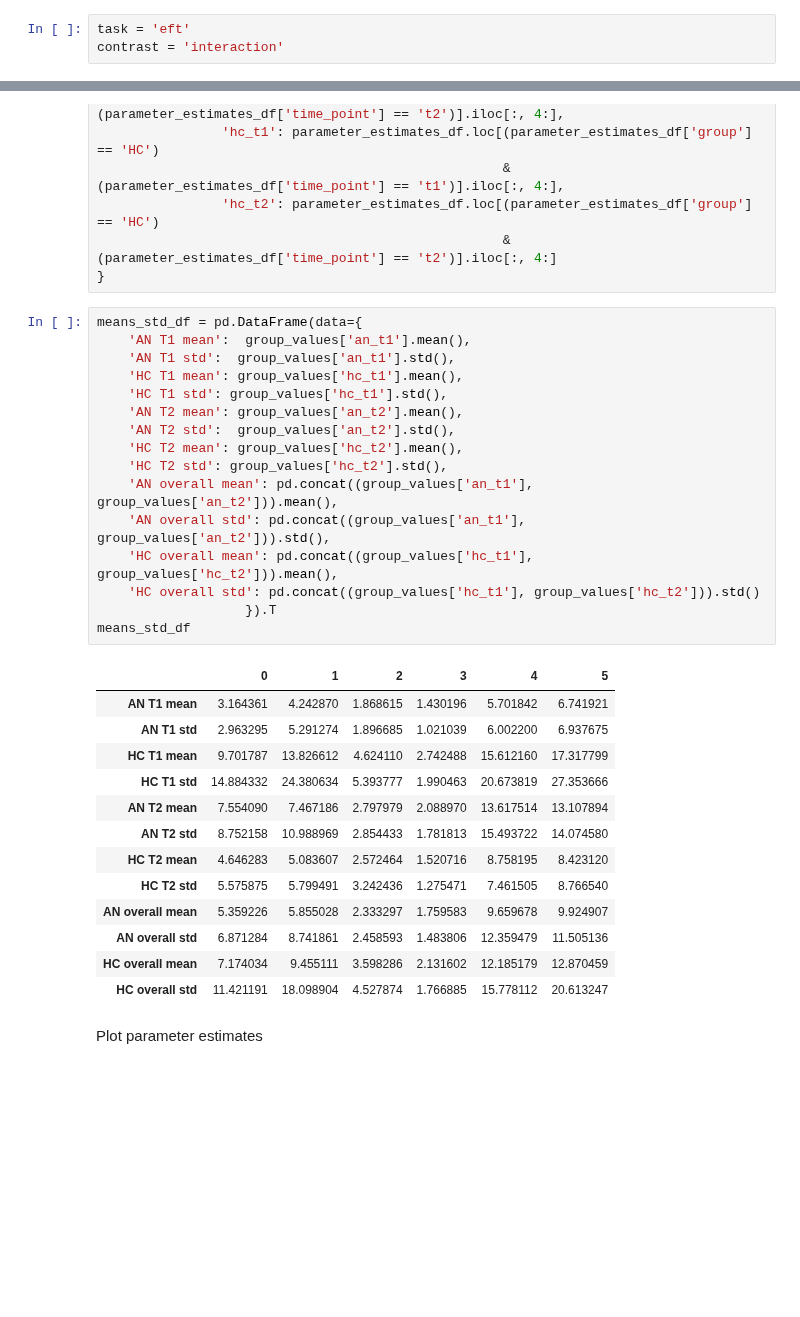
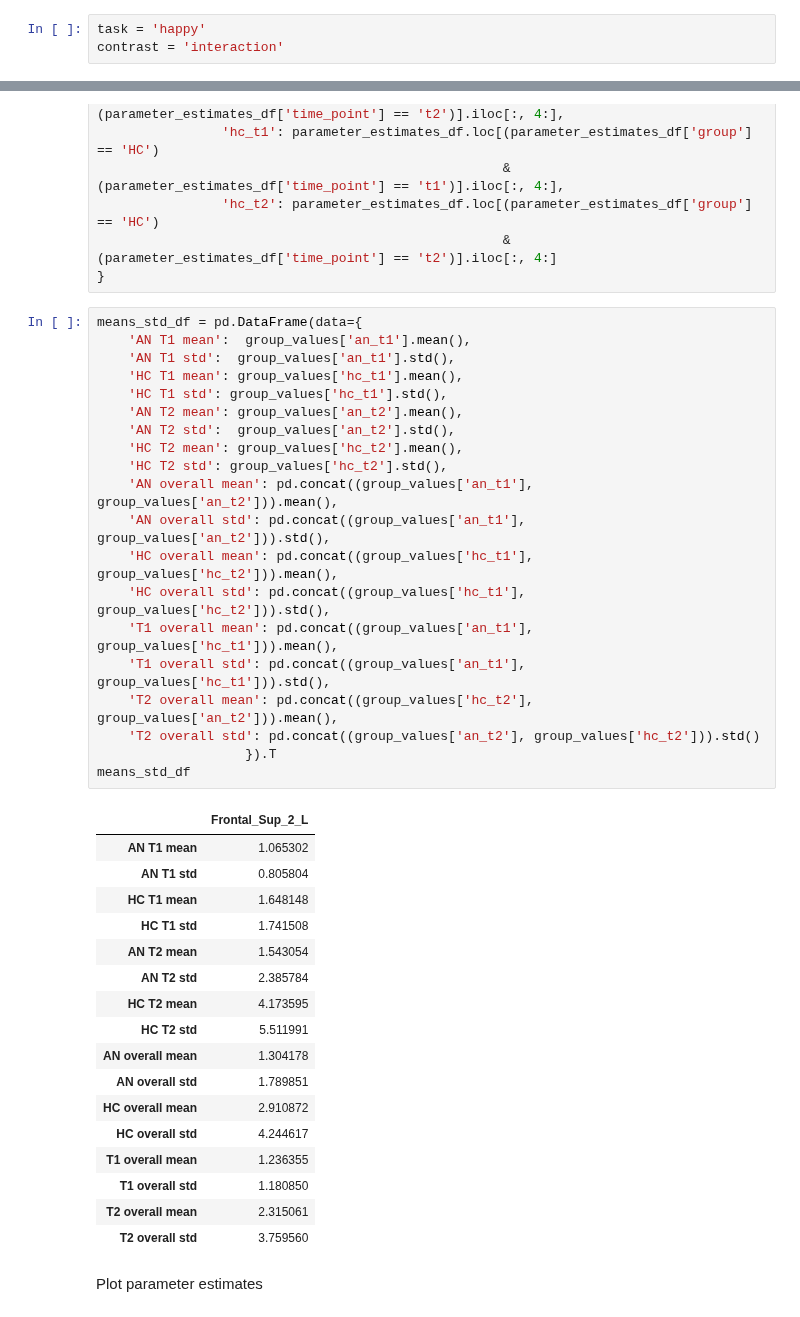
Before and after one commit to WMDA/socio-emotion-cognition, a Jupyter notebook: task_fmri/results/2ndlevel/cluster_analysis.ipynb, the cells around one changed output, grey strips where cells are left out. Cells and saved outputs as stored; diff of their text form; blank space fills up the shorter version.

```diff
--- a/task_fmri/results/2ndlevel/cluster_analysis.ipynb
+++ b/task_fmri/results/2ndlevel/cluster_analysis.ipynb
@@ -14,7 +14,7 @@ import statsmodels.formula.api as smf
 # %% [markdown]
 Change task and contrast to examine clusters
 # %%
-task = 'eft'
+task = 'happy'
 contrast = 'interaction'
 # %% [markdown]
 Read in images and get parameter estimates
@@ -41,33 +41,41 @@ group_values = {
 # %%
 means_std_df = pd.DataFrame(data={
     'AN T1 mean':  group_values['an_t1'].mean(),
     'AN T1 std':  group_values['an_t1'].std(),
     'HC T1 mean': group_values['hc_t1'].mean(),
     'HC T1 std': group_values['hc_t1'].std(),
     'AN T2 mean': group_values['an_t2'].mean(),
     'AN T2 std':  group_values['an_t2'].std(),
     'HC T2 mean': group_values['hc_t2'].mean(),
     'HC T2 std': group_values['hc_t2'].std(),
     'AN overall mean': pd.concat((group_values['an_t1'], group_values['an_t2'])).mean(),
     'AN overall std': pd.concat((group_values['an_t1'], group_values['an_t2'])).std(),
     'HC overall mean': pd.concat((group_values['hc_t1'], group_values['hc_t2'])).mean(),
-    'HC overall std': pd.concat((group_values['hc_t1'], group_values['hc_t2'])).std()
+    'HC overall std': pd.concat((group_values['hc_t1'], group_values['hc_t2'])).std(),
+    'T1 overall mean': pd.concat((group_values['an_t1'], group_values['hc_t1'])).mean(),
+    'T1 overall std': pd.concat((group_values['an_t1'], group_values['hc_t1'])).std(),
+    'T2 overall mean': pd.concat((group_values['hc_t2'], group_values['an_t2'])).mean(),
+    'T2 overall std': pd.concat((group_values['an_t2'], group_values['hc_t2'])).std()
                    }).T
 means_std_df
 # %% [output]
-|  | 0 | 1 | 2 | 3 | 4 | 5 |
-| AN T1 mean | 3.164361 | 4.242870 | 1.868615 | 1.430196 | 5.701842 | 6.741921 |
-| AN T1 std | 2.963295 | 5.291274 | 1.896685 | 1.021039 | 6.002200 | 6.937675 |
-| HC T1 mean | 9.701787 | 13.826612 | 4.624110 | 2.742488 | 15.612160 | 17.317799 |
-| HC T1 std | 14.884332 | 24.380634 | 5.393777 | 1.990463 | 20.673819 | 27.353666 |
-| AN T2 mean | 7.554090 | 7.467186 | 2.797979 | 2.088970 | 13.617514 | 13.107894 |
-| AN T2 std | 8.752158 | 10.988969 | 2.854433 | 1.781813 | 15.493722 | 14.074580 |
-| HC T2 mean | 4.646283 | 5.083607 | 2.572464 | 1.520716 | 8.758195 | 8.423120 |
-| HC T2 std | 5.575875 | 5.799491 | 3.242436 | 1.275471 | 7.461505 | 8.766540 |
-| AN overall mean | 5.359226 | 5.855028 | 2.333297 | 1.759583 | 9.659678 | 9.924907 |
-| AN overall std | 6.871284 | 8.741861 | 2.458593 | 1.483806 | 12.359479 | 11.505136 |
-| HC overall mean | 7.174034 | 9.455111 | 3.598286 | 2.131602 | 12.185179 | 12.870459 |
-| HC overall std | 11.421191 | 18.098904 | 4.527874 | 1.766885 | 15.778112 | 20.613247 |
+|  | Frontal_Sup_2_L |
+| AN T1 mean | 1.065302 |
+| AN T1 std | 0.805804 |
+| HC T1 mean | 1.648148 |
+| HC T1 std | 1.741508 |
+| AN T2 mean | 1.543054 |
+| AN T2 std | 2.385784 |
+| HC T2 mean | 4.173595 |
+| HC T2 std | 5.511991 |
+| AN overall mean | 1.304178 |
+| AN overall std | 1.789851 |
+| HC overall mean | 2.910872 |
+| HC overall std | 4.244617 |
+| T1 overall mean | 1.236355 |
+| T1 overall std | 1.180850 |
+| T2 overall mean | 2.315061 |
+| T2 overall std | 3.759560 |
 # %% [markdown]
 Plot parameter estimates
 # %%
```
Also changed, not shown: parts of 3 cells of this notebook, 2 other files.
